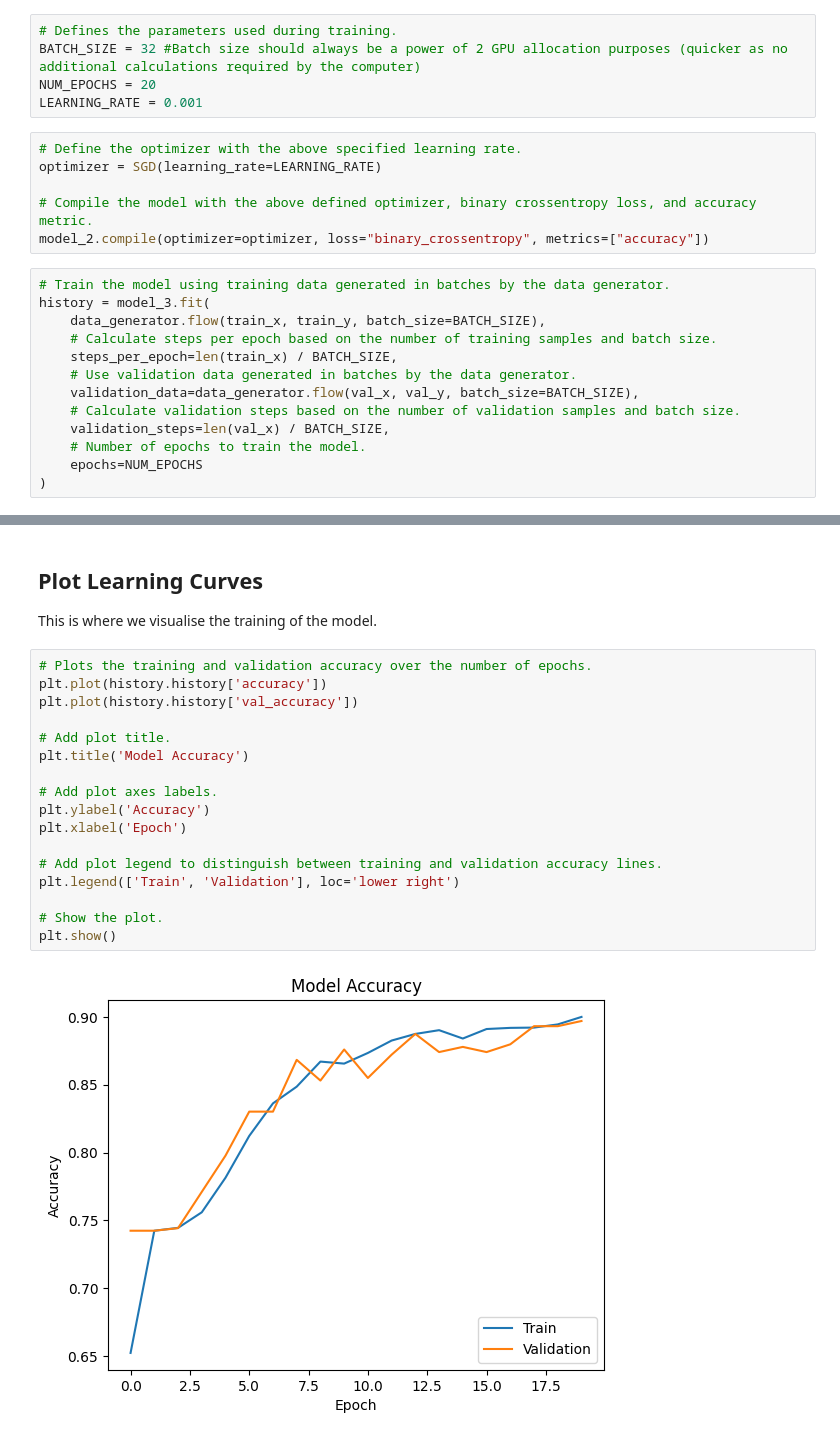
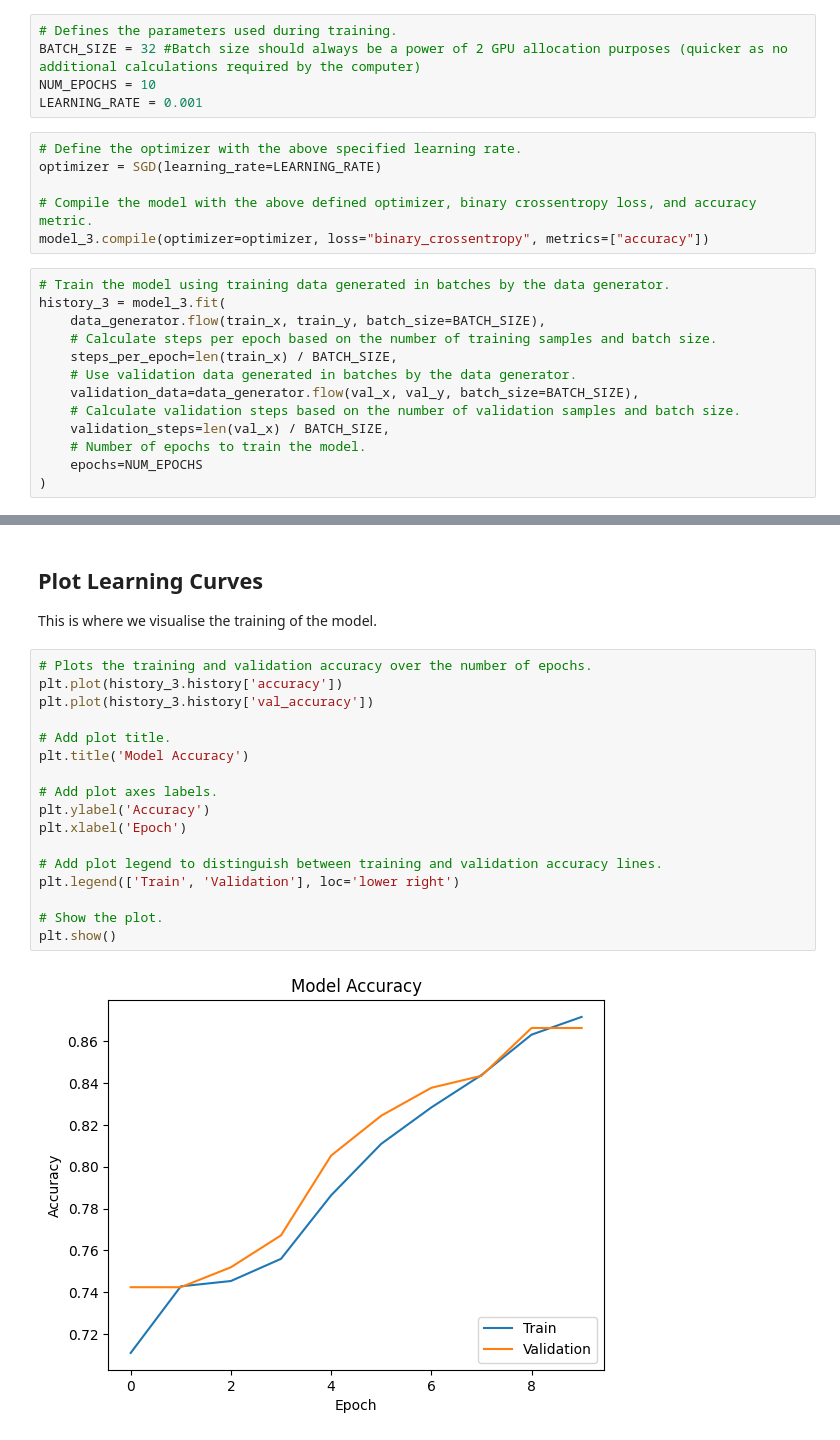
Before and after one commit to eecoubrough/Keras_Assignment, a Jupyter notebook: Part_1_binary.ipynb, the cells around one changed output, grey strips where cells are left out. Saved outputs shown, nothing was run; the diff lists cells and outputs as text.

```diff
--- a/Part_1_binary.ipynb
+++ b/Part_1_binary.ipynb
@@ -452,17 +450,17 @@ Through testing different values for the training parameters, I determined that
 # %%
 # Defines the parameters used during training.
 BATCH_SIZE = 32 #Batch size should always be a power of 2 GPU allocation purposes (quicker as no additional calculations required by the computer)
-NUM_EPOCHS = 20
+NUM_EPOCHS = 10
 LEARNING_RATE = 0.001
 # %%
 # Define the optimizer with the above specified learning rate.
 optimizer = SGD(learning_rate=LEARNING_RATE)
 
 # Compile the model with the above defined optimizer, binary crossentropy loss, and accuracy metric.
-model_2.compile(optimizer=optimizer, loss="binary_crossentropy", metrics=["accuracy"])
+model_3.compile(optimizer=optimizer, loss="binary_crossentropy", metrics=["accuracy"])
 # %%
 # Train the model using training data generated in batches by the data generator.
-history = model_3.fit(
+history_3 = model_3.fit(
     data_generator.flow(train_x, train_y, batch_size=BATCH_SIZE),
     # Calculate steps per epoch based on the number of training samples and batch size.
     steps_per_epoch=len(train_x) / BATCH_SIZE,
@@ -496,22 +497,22 @@ Epoch 20/20
 This is where we visualise the training of the model.
 # %%
 # Plots the training and validation accuracy over the number of epochs.
-plt.plot(history.history['accuracy'])
-plt.plot(history.history['val_accuracy'])
+plt.plot(history_3.history['accuracy'])
+plt.plot(history_3.history['val_accuracy'])
 
 # Add plot title.
 plt.title('Model Accuracy')
 
 # Add plot axes labels.
 plt.ylabel('Accuracy')
 plt.xlabel('Epoch')
 
 # Add plot legend to distinguish between training and validation accuracy lines.
 plt.legend(['Train', 'Validation'], loc='lower right')
 
 # Show the plot.
 plt.show()
 # %% [output]
-[figure, old version]
+[figure, new version]
 # %%
 # Plots the training and validation loss over the number of epochs.
```
Also changed, not shown: parts of 17 cells of this notebook.
